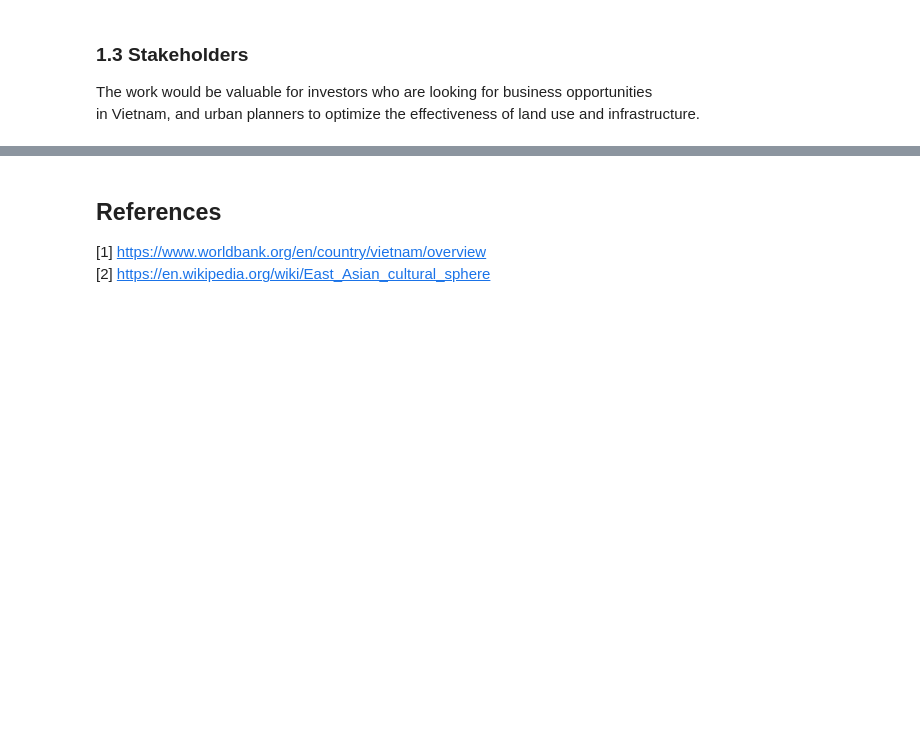
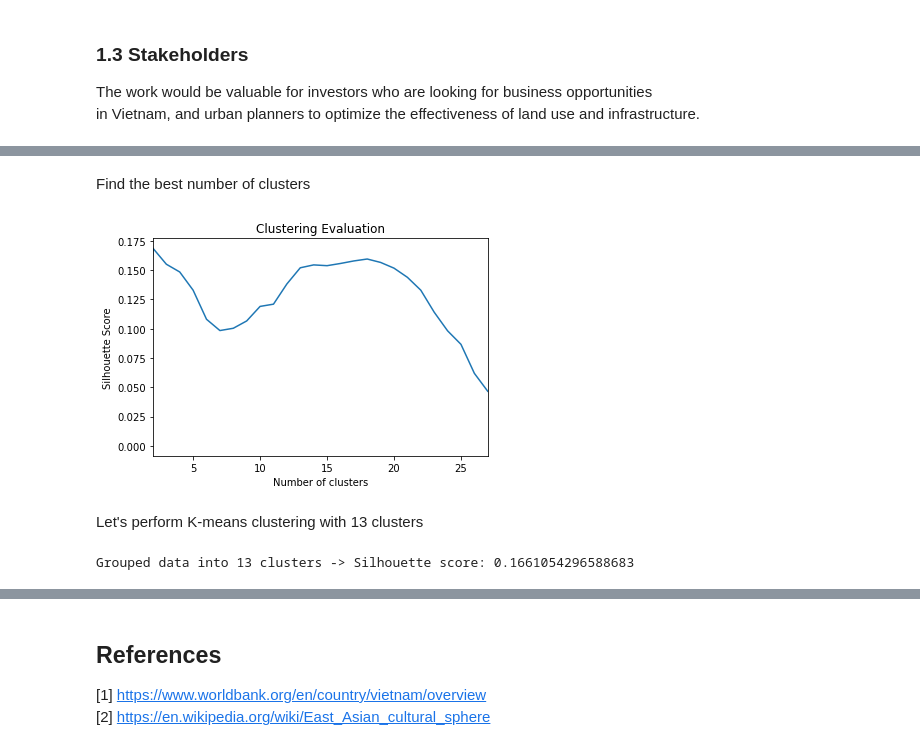
Before and after one commit to lehoang318/Coursera_Capstone, a Jupyter notebook: Potential-Business-Services-in-Vietnam.ipynb, the cells around one changed output, grey strips where cells are left out. Drawn from its saved outputs; the diff is of its cells as text; code cells hidden in the pictures; blank space fills up the shorter version.

```diff
--- a/Potential-Business-Services-in-Vietnam.ipynb
+++ b/Potential-Business-Services-in-Vietnam.ipynb
@@ -51,0 +321,9 @@
+# %%
+singapore_venues = getNearbyVenues(
+                names=df_singapore['Area'],
+                latitudes=df_singapore['Latitude'],
+                longitudes=df_singapore['Longitude']
+              )
+
+print('Number of venues:', len(singapore_venues))
+singapore_venues.head()
@@ -51,0 +678,3 @@
+# %%
+singapore_venues_grouped = preparation(singapore_venues)
+singapore_venues_grouped.head()
@@ -51,0 +702,12 @@
+# %% [markdown]
+Find the best number of clusters
+# %%
+inspect_k_means(singapore_venues_grouped, kmax = singapore_venues_grouped.shape[0] - 1)
+# %% [output]
+[figure, added]
+# %% [markdown]
+Let's perform K-means clustering with 13 clusters
+# %%
+singapore_venues_labels = cluster(singapore_venues_grouped, k = 13)
+# %% [output]
+Grouped data into 13 clusters -> Silhouette score: 0.1661054296588683
```
Also changed, not shown: parts of 100 cells of this notebook, 1 other file.
